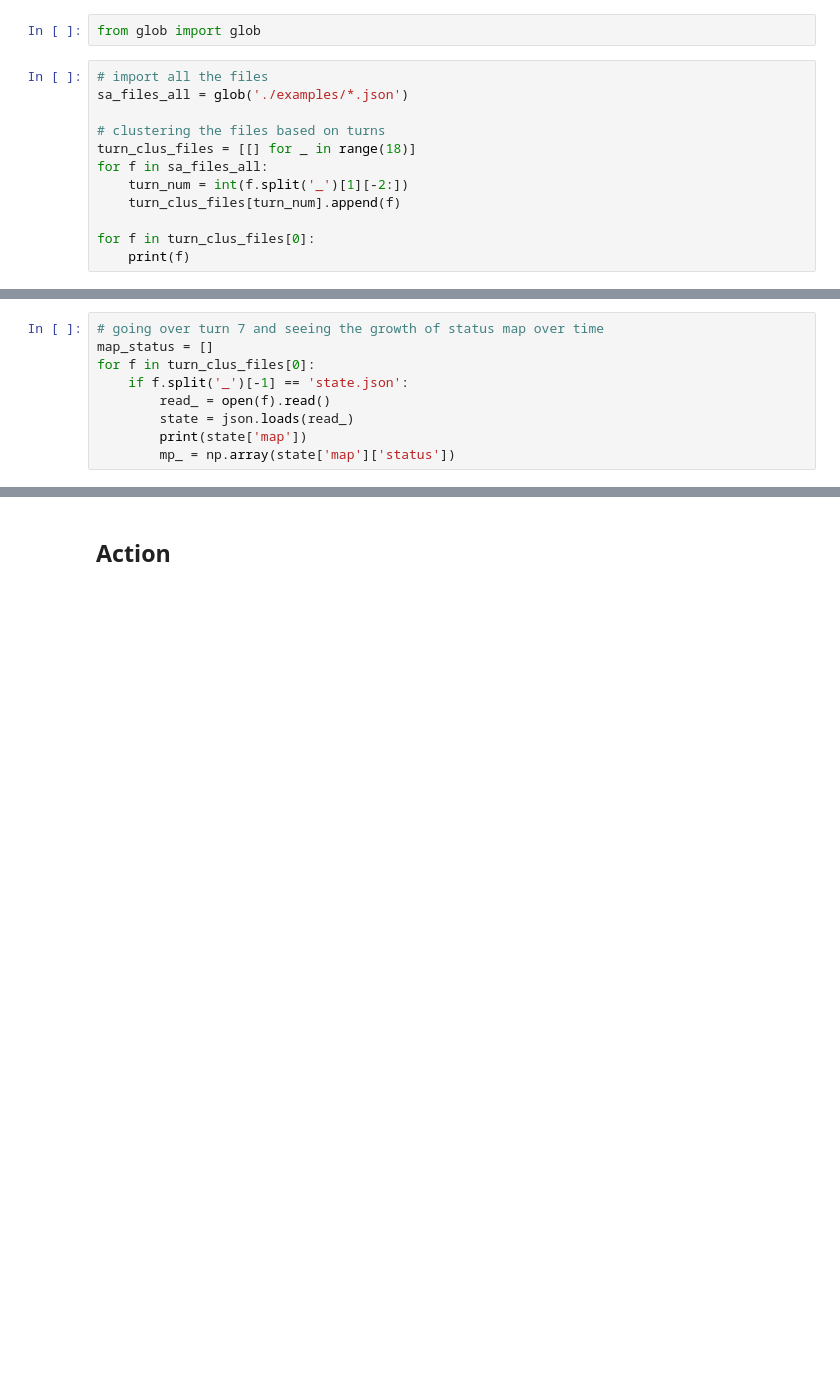
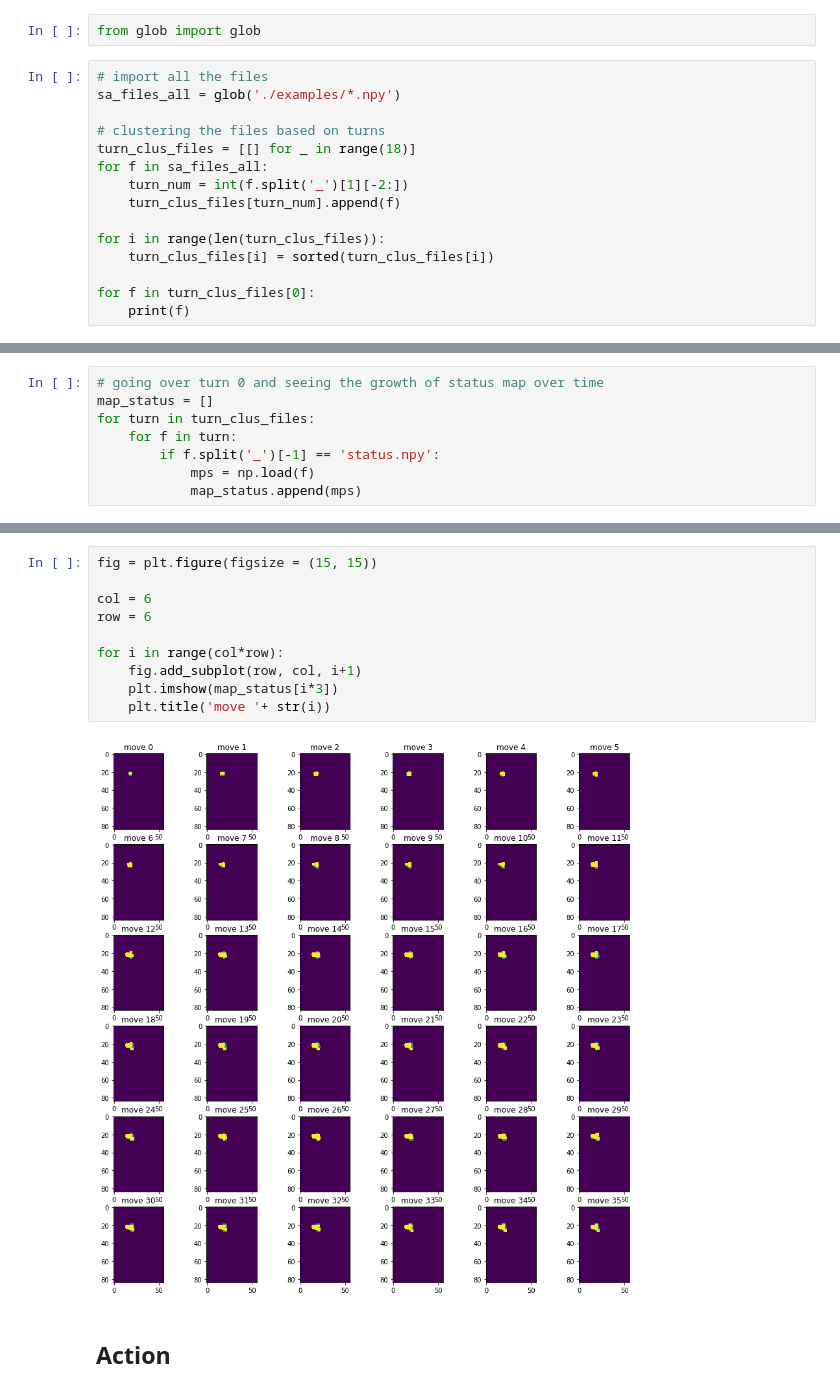
Before and after one commit to yashbonde/freeciv-python, a Jupyter notebook: notebook/State Action Notebook - Web.ipynb, the cells around one changed output, grey strips where cells are left out. Cells and saved outputs as stored; diff of their text form; blank space fills up the shorter version.

Commit message:
Add state actions study notebook

```diff
--- a/notebook/State Action Notebook - Web.ipynb
+++ b/notebook/State Action Notebook - Web.ipynb
@@ -232,7 +232,7 @@ I still have a bot of confusion when it comes to using the maps, in particular `
 from glob import glob
 # %%
 # import all the files
-sa_files_all = glob('./examples/*.json')
+sa_files_all = glob('./examples/*.npy')
 
 # clustering the files based on turns
 turn_clus_files = [[] for _ in range(18)]
@@ -240,6 +240,9 @@ for f in sa_files_all:
     turn_num = int(f.split('_')[1][-2:])
     turn_clus_files[turn_num].append(f)
 
+for i in range(len(turn_clus_files)):
+    turn_clus_files[i] = sorted(turn_clus_files[i])
+
 for f in turn_clus_files[0]:
     print(f)
 # %% [output]
@@ -263,9 +266,8 @@ for f in turn_clus_files[0]:
 # %%
-# going over turn 7 and seeing the growth of status map over time
+# going over turn 0 and seeing the growth of status map over time
 map_status = []
-for f in turn_clus_files[0]:
-    if f.split('_')[-1] == 'state.json':
-        read_ = open(f).read()
-        state = json.loads(read_)
-        print(state['map'])
-        mp_ = np.array(state['map']['status'])
+for turn in turn_clus_files:
+    for f in turn:
+        if f.split('_')[-1] == 'status.npy':
+            mps = np.load(f)
+            map_status.append(mps)
@@ -287,3 +274,15 @@ array('not serializable', dtype='<U16')
+# %%
+fig = plt.figure(figsize = (15, 15))
+
+col = 6
+row = 6
+
+for i in range(col*row):
+    fig.add_subplot(row, col, i+1)
+    plt.imshow(map_status[i*3])
+    plt.title('move '+ str(i))
+# %% [output]
+[figure, added]
 # %% [markdown]
 ## Action
 # %%
```
Also changed, not shown: parts of 6 cells of this notebook, 1 other file.
